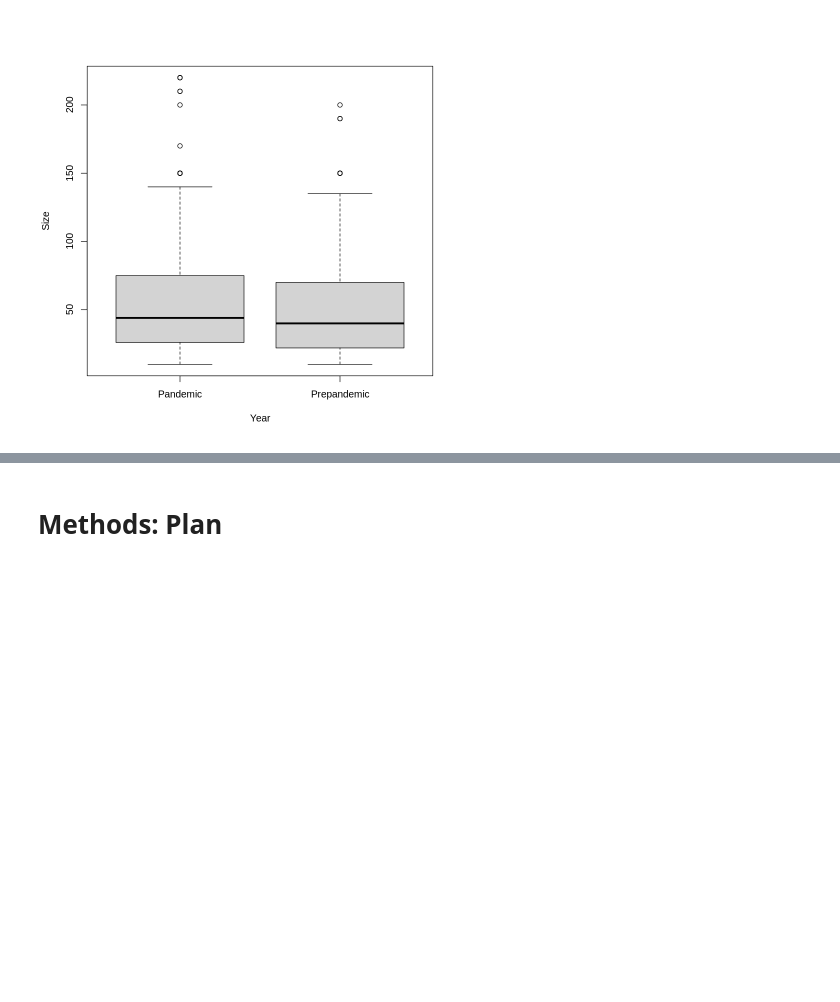
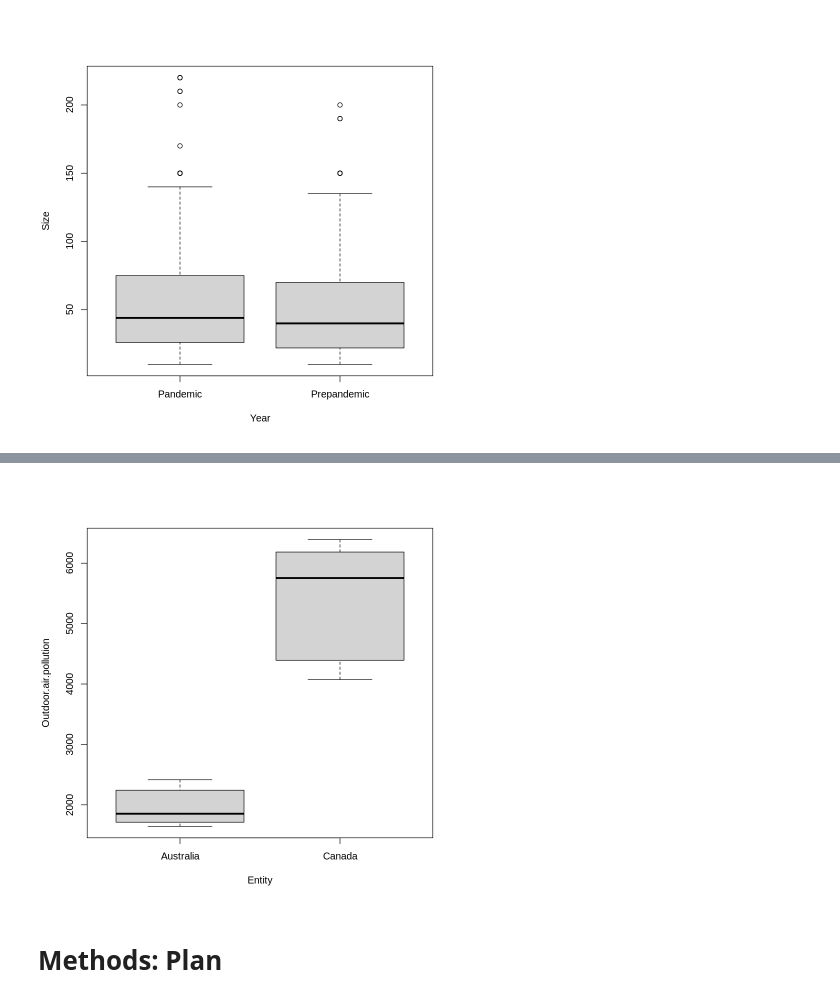
Before and after one commit to agoel25/stat_201_group_11, a Jupyter notebook: Proposal.ipynb, the cells around one changed output, grey strips where cells are left out. Saved outputs shown, nothing was run; the diff lists cells and outputs as text; code cells hidden in the pictures; blank space fills up the shorter version.

```diff
--- a/Proposal.ipynb
+++ b/Proposal.ipynb
@@ -199,0 +235,3 @@ boxplot(Size ~ Year, data = covid)
+# %%
+Death <- read.csv("Number of Deaths by Risk Factors.csv", header=T)
+head(Death)
@@ -199,0 +248,6 @@ boxplot(Size ~ Year, data = covid)
+# %%
+death_sample <- Death %>%
+                  group_by(Entity) %>%
+                  filter(Entity %in% c("Australia", "Canada")) %>%
+                  select(Entity, Outdoor.air.pollution)
+death_sample
@@ -200,3 +265,7 @@ boxplot(Size ~ Year, data = covid)
+# %%
+boxplot(Outdoor.air.pollution ~ Entity, data = death_sample)
+# %% [output]
+[figure, added]
 # %% [markdown]
 # Methods: Plan
 # %% [markdown]
```
Also changed, not shown: parts of 5 cells of this notebook.
